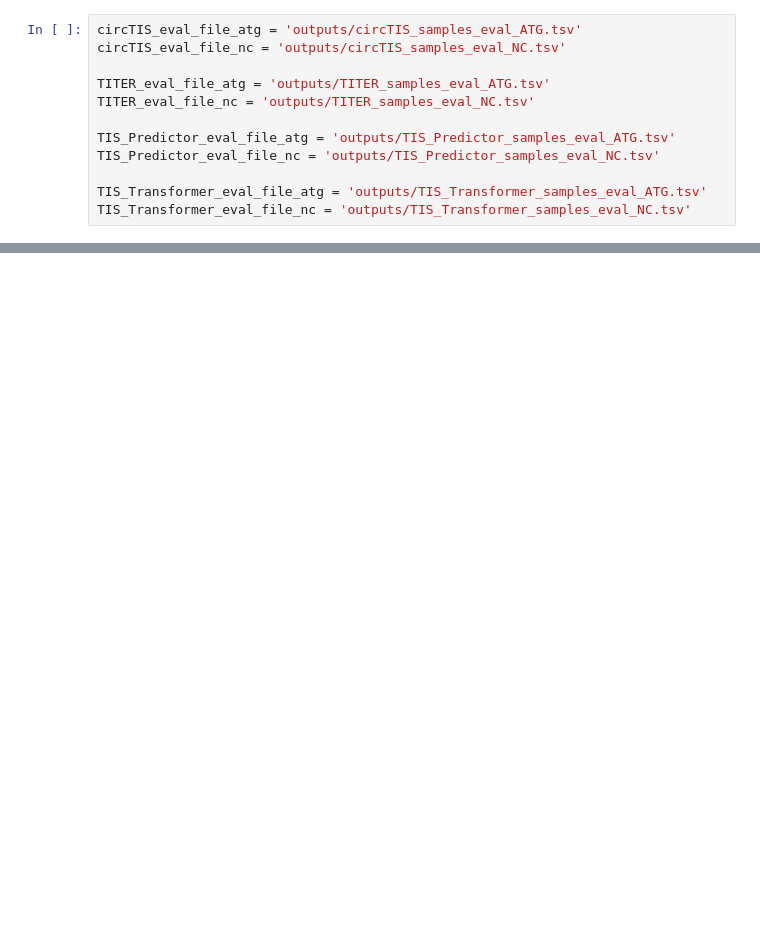
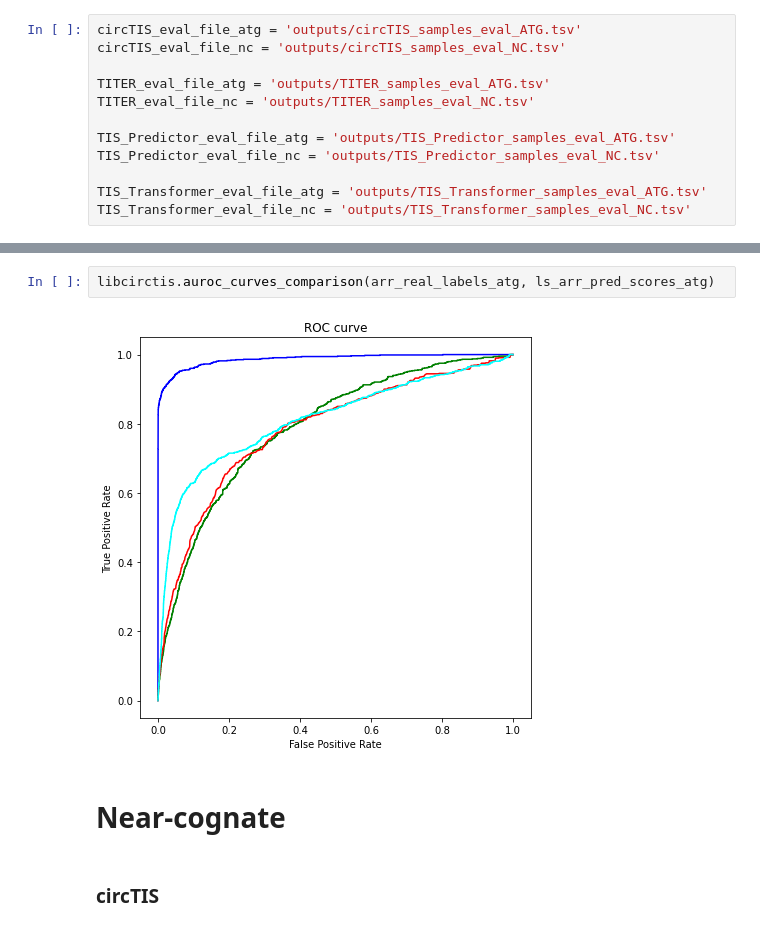
Before and after one commit to denilsonfbar/circTIS-exps-BSB2023, a Jupyter notebook: 16_Tools_comparison.ipynb, the cells around one changed output, grey strips where cells are left out. Saved outputs shown, nothing was run; the diff lists cells and outputs as text; blank space fills up the shorter version.

```diff
--- a/16_Tools_comparison.ipynb
+++ b/16_Tools_comparison.ipynb
@@ -20,0 +89,8 @@ df_TITER_atg
+# %%
+libcirctis.auroc_curves_comparison(arr_real_labels_atg, ls_arr_pred_scores_atg)
+# %% [output]
+[figure, added]
+# %% [markdown]
+# Near-cognate
+# %% [markdown]
+### circTIS
```
Also changed, not shown: parts of 25 cells of this notebook, 2 other files.
